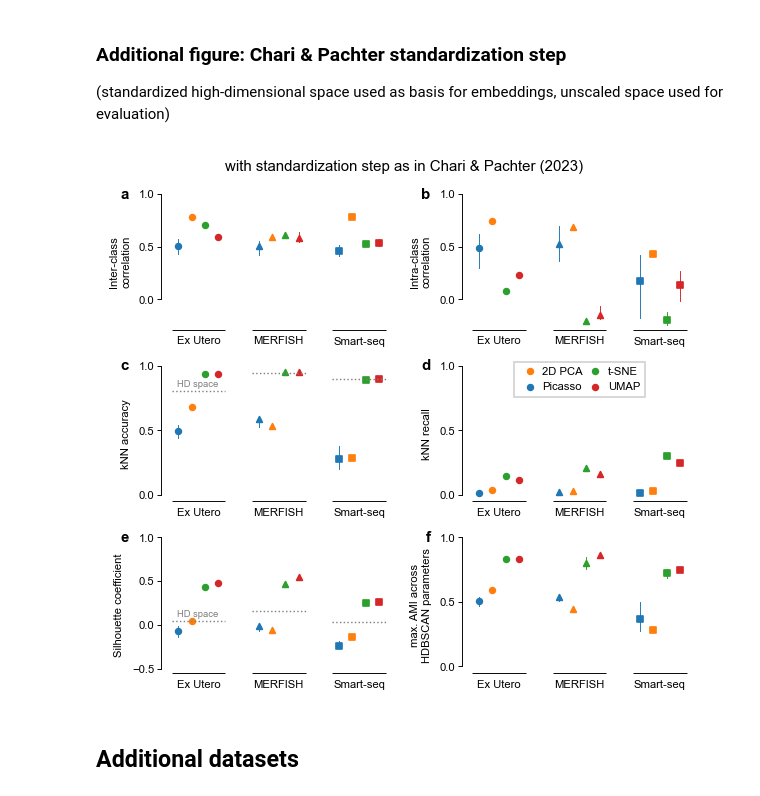
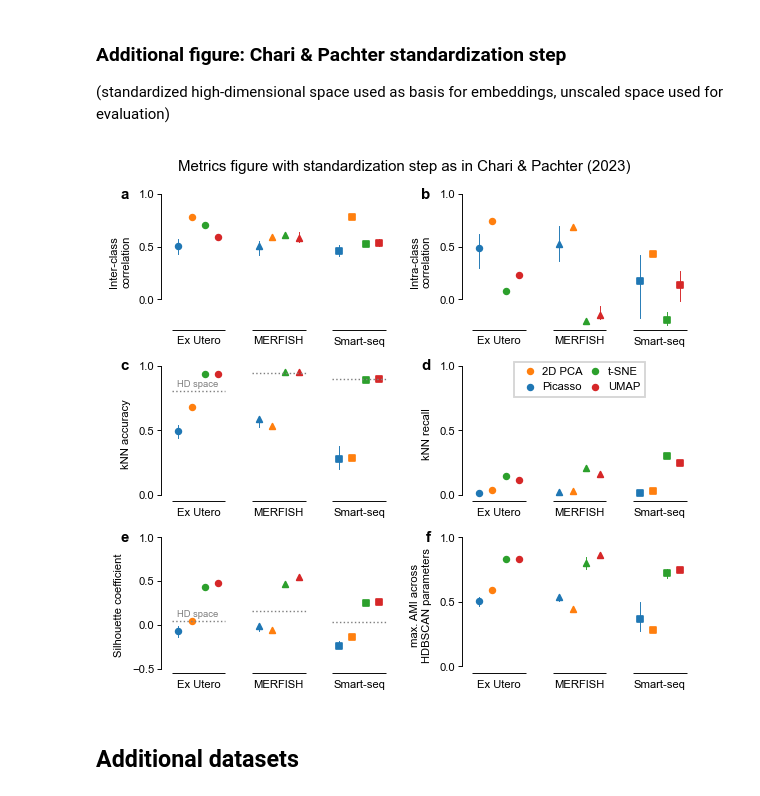
Before and after one commit to berenslab/elephant-in-the-room, a Jupyter notebook: scripts/05_plot.ipynb, the cells around one changed output. Drawn from its saved outputs; the diff is of its cells as text; code cells hidden in the pictures.

Commit message:
adjust standardization suppl. figure caption

```diff
--- a/scripts/05_plot.ipynb
+++ b/scripts/05_plot.ipynb
@@ -368,12 +368,12 @@ with plt.style.context('../mpl_style.txt'):
 (standardized high-dimensional space used as basis for embeddings, unscaled space used for evaluation)
 # %%
 with plt.style.context('../mpl_style.txt'):
-    g=plot_evals(plot_df_scaled_l2,file_suffix="_scaled_L2",suptitle="with standardization step as in Chari & Pachter (2023)",
+    g=plot_evals(plot_df_scaled_l2,file_suffix="_scaled_L2",suptitle="Metrics figure with standardization step as in Chari & Pachter (2023)",
                  folder='supplementary',
                  knn_accuracies_hd_dict=knn_accuracies_hd,silhouette_scores_hd_dict=silhouette_scores_hd,
                  height=1.3,aspect=1.377,legend_loc=(0.68,0.55),scale=0.9)
 # %% [output]
-[figure, old version]
+[figure, new version]
 # %% [markdown]
 ## Additional datasets
 # %%
```
Also changed, not shown: 7 other files.
